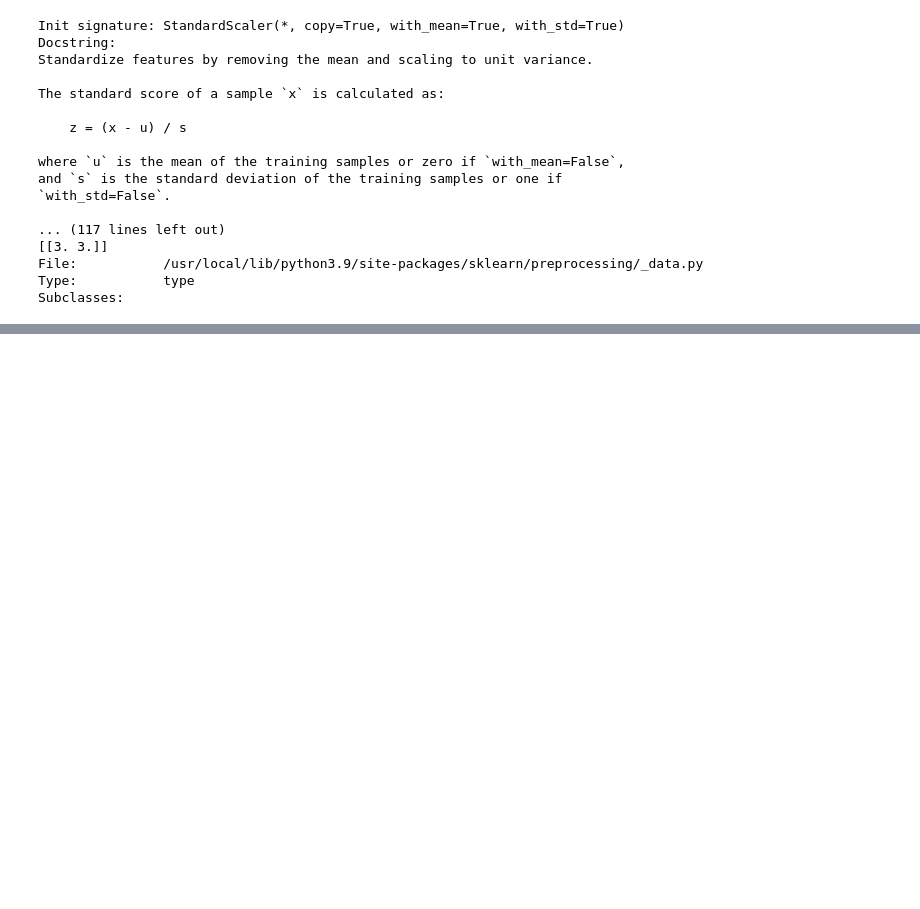
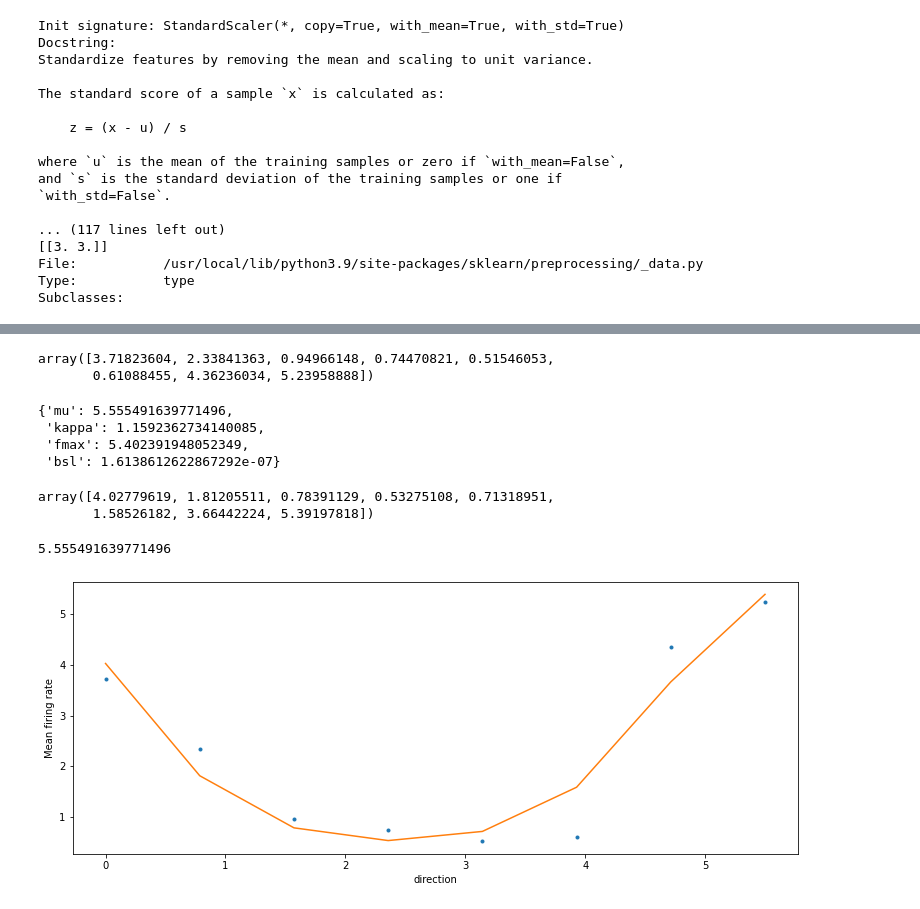
Before and after one commit to CONECT-INT/2022_CENTURI-SummerSchool, a Jupyter notebook: dev/dataset1_laurent.ipynb, the cells around one changed output, grey strips where cells are left out. Saved outputs shown, nothing was run; the diff lists cells and outputs as text; code cells hidden in the pictures; blank space fills up the shorter version.

```diff
--- a/dev/dataset1_laurent.ipynb
+++ b/dev/dataset1_laurent.ipynb
@@ -226,0 +219,6 @@ Subclasses:
+# %%
+def tuning_function(x, mu, kappa, fmax, bsl):
+    # Von Mises, with kappa the concentration, mu the location
+    # fmax the firing rate at pref ori, bsl the min firing rate (not the baseline, which was substracted)
+    tf = bsl + np.exp(kappa*(np.cos(x-mu)-1)) * (fmax-bsl)
+    return tf
@@ -226,0 +231,46 @@ Subclasses:
+# %%
+R_mean[0, :]
+# %% [output]
+array([3.71823604, 2.33841363, 0.94966148, 0.74470821, 0.51546053,
+       0.61088455, 4.36236034, 5.23958888])
+# %%
+from lmfit import Model, Parameters
+
+def fit_tc(array, init_kappa):
+    x = np.linspace(0, 2*np.pi, len(array), endpoint=False)
+    mod = Model(tuning_function)
+    pars = Parameters()
+    #               name    default           vary  min   max
+    pars.add_many(('mu', x[np.argmax(array)], True, 0., 2*np.pi),
+                  ('kappa', init_kappa, True,  .1, 5.),
+                  ('fmax', np.max(array), True, 0.0, 2*np.max(array)+5),
+                  ('bsl', np.min(array), True, 0.0, np.max(array)+5))
+    out = mod.fit(array, pars, x=x, nan_policy='omit', max_nfev=50000)
+
+    return out.best_values
+# %%
+p = fit_tc(R_mean[0, :], 3.5)
+p
+# %% [output]
+{'mu': 5.555491639771496,
+ 'kappa': 1.1592362734140085,
+ 'fmax': 5.402391948052349,
+ 'bsl': 1.6138612622867292e-07}
+# %%
+theta = np.linspace(0, 2*np.pi, N_directions, endpoint=False)
+tuning_function(theta, **p)
+# %% [output]
+array([4.02779619, 1.81205511, 0.78391129, 0.53275108, 0.71318951,
+       1.58526182, 3.66442224, 5.39197818])
+# %%
+p['mu']
+# %% [output]
+5.555491639771496
+# %%
+fig, ax = plt.subplots(figsize=(13, 5))
+ax.plot(theta, R_mean[0, :] , '.')
+ax.plot(theta, tuning_function(theta, **p))
+ax.set_xlabel('direction')
+ax.set_ylabel('Mean firing rate');
+# %% [output]
+[figure, added]
```
Also changed, not shown: parts of 23 cells of this notebook.
